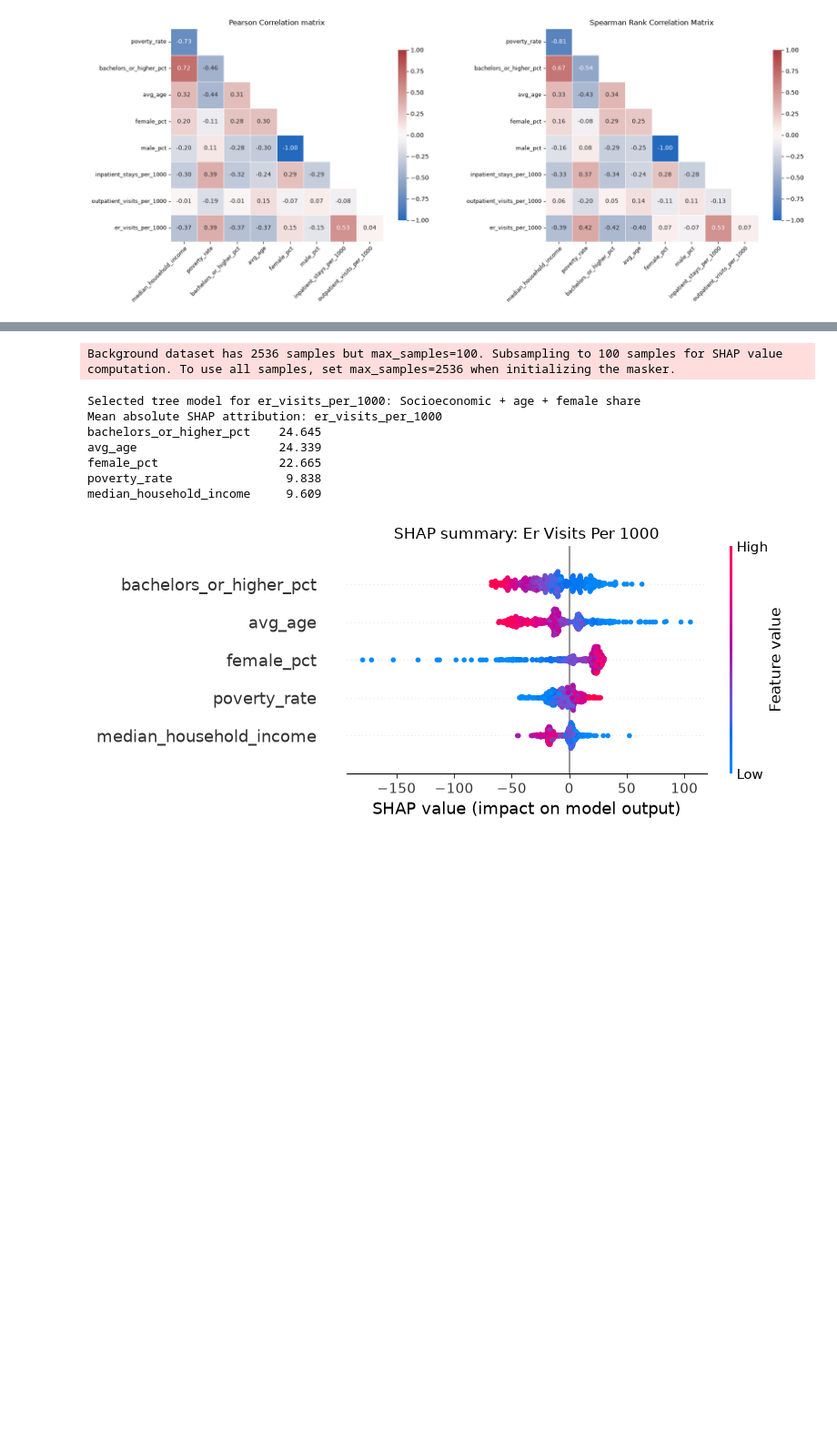
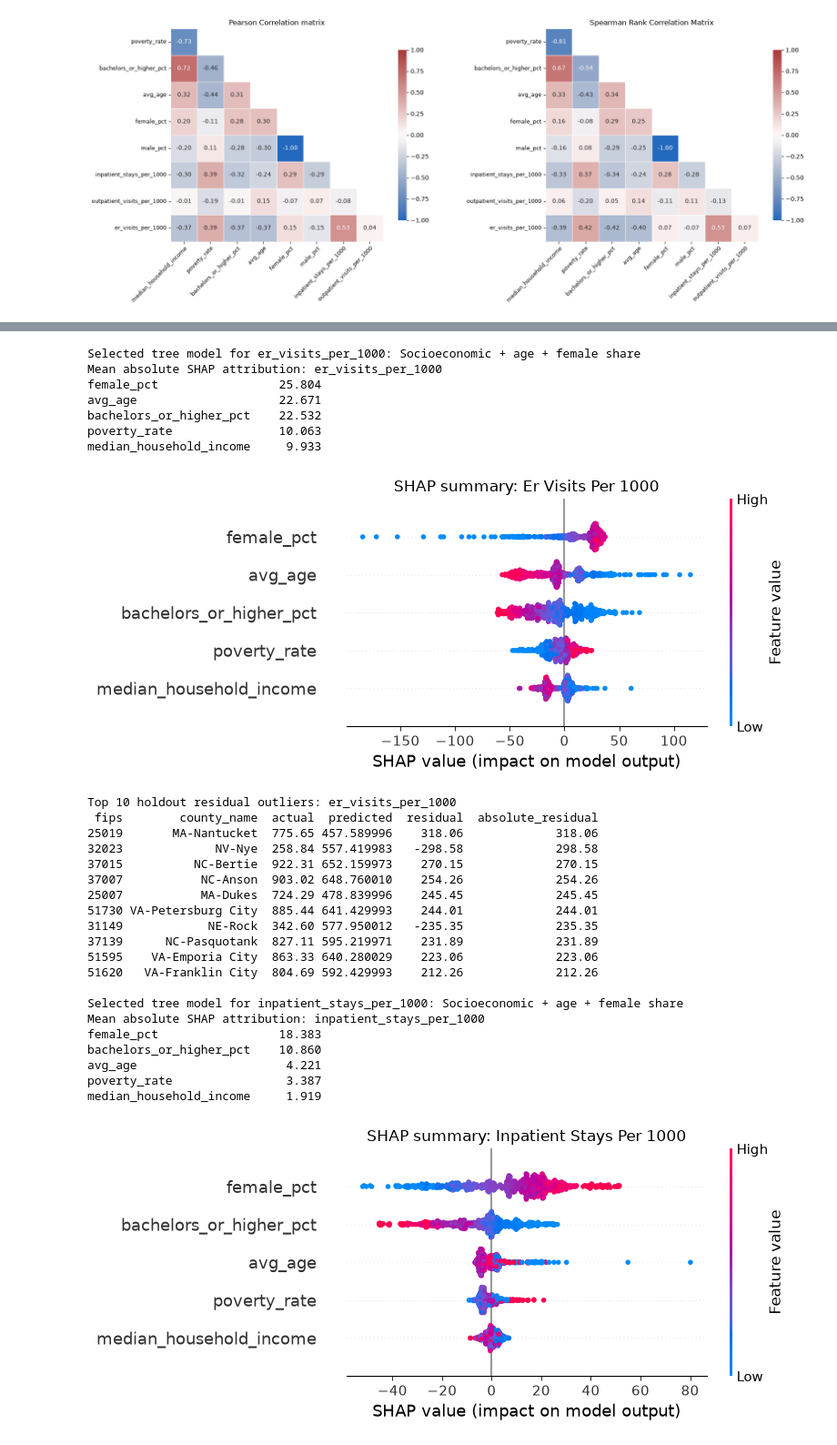
Before and after one commit to jachou27/medicare-utilization-analysis, a Jupyter notebook: analysis.ipynb, the cells around one changed output, grey strips where cells are left out. Shown at 91% size. Drawn from its saved outputs; the diff is of its cells as text; code cells hidden in the pictures; blank space fills up the shorter version.

```diff
--- a/analysis.ipynb
+++ b/analysis.ipynb
@@ -360,7 +450,9 @@ for target, best_info in best_tree_by_target.items():
     X_train_shap = analysis_df.iloc[train_idx][features]
     X_test_shap = analysis_df.iloc[test_idx][features]
 
-    background = shap.maskers.Independent(X_train_shap, max_samples=100)
+    # Explicitly downsample background data to 100 samples using shap.sample
+    background_df = shap.sample(X_train_shap, 100, random_state=42)
+    background = shap.maskers.Independent(background_df)
 
     def predict_from_array(values):
         values_df = pd.DataFrame(values, columns=features)
@@ -377,45 +469,67 @@ for target, best_info in best_tree_by_target.items():
     mean_abs_shap = pd.Series(
         np.abs(shap_values.values).mean(axis=0),
         index=features,
     ).sort_values(ascending=False)
 
     print(f"\nSelected tree model for {target}: {feature_set_name}")
     print(f"Mean absolute SHAP attribution: {target}")
     print(mean_abs_shap.round(3).to_string())
 
     plt.figure(figsize=(9, 5))
-    shap.summary_plot(
-        shap_values.values,
-        X_test_shap,
-        feature_names=features,
-        show=False,
-    )
+    with warnings.catch_warnings():
+        warnings.filterwarnings("ignore", category=FutureWarning, message=".*NumPy global RNG.*")
+        shap.summary_plot(
+            shap_values.values,
+            X_test_shap,
+            feature_names=features,
+            show=False,
+        )
     plt.title(f"SHAP summary: {target.replace('_', ' ').title()}")
     plt.tight_layout()
     plt.show()
 
     key = (target, feature_set_name, best_info["model_name"])
     y_test, predictions = holdout_predictions[key]
 
     outliers = analysis_df.iloc[test_idx][["fips", "county_name"]].copy()
     outliers["actual"] = y_test.to_numpy()
     outliers["predicted"] = predictions
     outliers["residual"] = outliers["actual"] - outliers["predicted"]
     outliers["absolute_residual"] = outliers["residual"].abs()
 
     outlier_tables[target] = (
         outliers.nlargest(10, "absolute_residual").reset_index(drop=True)
     )
 
     print(f"\nTop 10 holdout residual outliers: {target}")
     print(outlier_tables[target].round(2).to_string(index=False))
 # %% [output]
-Background dataset has 2536 samples but max_samples=100. Subsampling to 100 samples for SHAP value computation. To use all samples, set max_samples=2536 when initializing the masker.
+Selected tree model for er_visits_per_1000: Socioeconomic + age + female share
+Mean absolute SHAP attribution: er_visits_per_1000
+female_pct                 25.804
+avg_age                    22.671
+bachelors_or_higher_pct    22.532
+poverty_rate               10.063
+median_household_income     9.933
+[figure, new version]
-Selected tree model for er_visits_per_1000: Socioeconomic + age + female share
-Mean absolute SHAP attribution: er_visits_per_1000
-bachelors_or_higher_pct    24.645
-avg_age                    24.339
-female_pct                 22.665
-poverty_rate                9.838
-median_household_income     9.609
+Top 10 holdout residual outliers: er_visits_per_1000
+ fips        county_name  actual  predicted  residual  absolute_residual
+25019       MA-Nantucket  775.65 457.589996    318.06             318.06
+32023             NV-Nye  258.84 557.419983   -298.58             298.58
+37015          NC-Bertie  922.31 652.159973    270.15             270.15
+37007           NC-Anson  903.02 648.760010    254.26             254.26
+25007           MA-Dukes  724.29 478.839996    245.45             245.45
+51730 VA-Petersburg City  885.44 641.429993    244.01             244.01
+31149            NE-Rock  342.60 577.950012   -235.35             235.35
+37139      NC-Pasquotank  827.11 595.219971    231.89             231.89
+51595    VA-Emporia City  863.33 640.280029    223.06             223.06
+51620   VA-Franklin City  804.69 592.429993    212.26             212.26
+
+Selected tree model for inpatient_stays_per_1000: Socioeconomic + age + female share
+Mean absolute SHAP attribution: inpatient_stays_per_1000
+female_pct                 18.383
+bachelors_or_higher_pct    10.860
+avg_age                     4.221
+poverty_rate                3.387
+median_household_income     1.919
-[figure, old version]
+[figure, new version]
```
Also changed, not shown: parts of 32 cells of this notebook.
